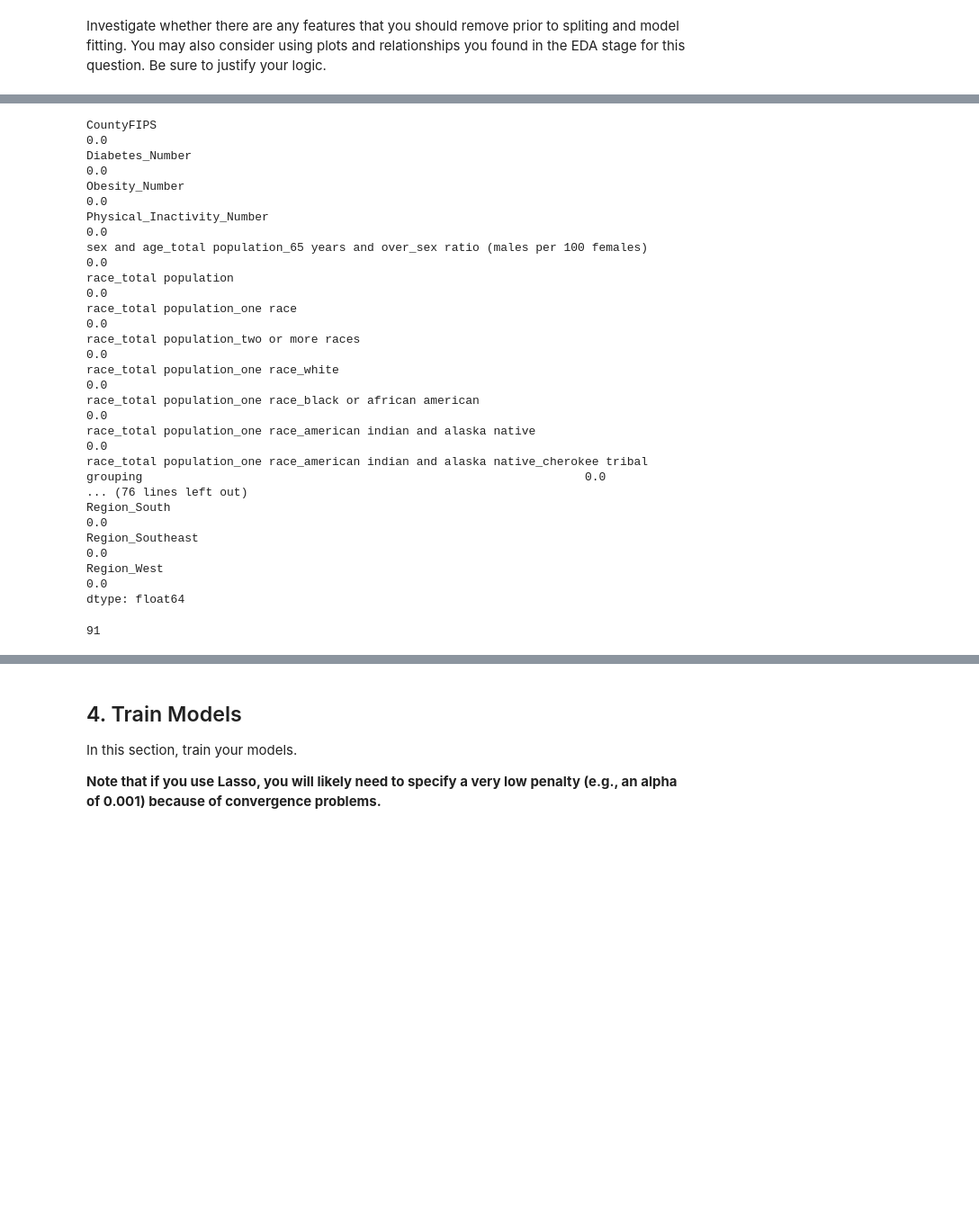
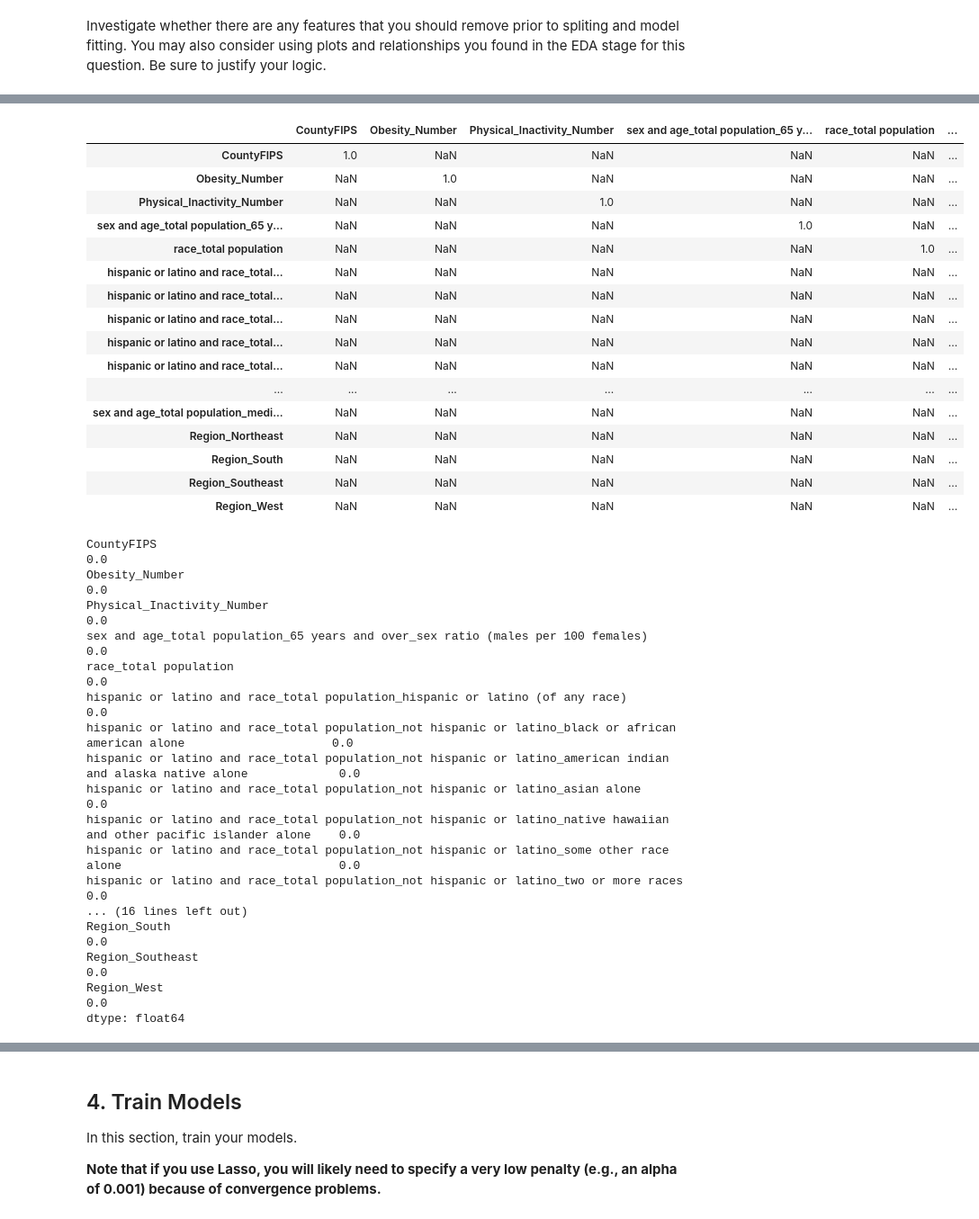
Before and after one commit to nereidagra/Computational-Social-Science-Projects, a Jupyter notebook: Project 2/Project 2 Nereida Heller.ipynb, the cells around one changed output, grey strips where cells are left out. Shown at 90% size. Cells and saved outputs as stored; diff of their text form; code cells hidden in the pictures; blank space fills up the shorter version.

```diff
--- a/Project 2/Project 2 Nereida Heller.ipynb
+++ b/Project 2/Project 2 Nereida Heller.ipynb
@@ -736,0 +759,3 @@ Investigate whether there are any features that you should remove prior to split
+# %%
+#Now we have complete sets for race and age. dropping white and under 5 as reference categories
+X =  X.drop(['hispanic or latino and race_total population_not hispanic or latino_white alone','sex and age_total population_under 5 years'], axis= 1)
@@ -736,0 +782,35 @@ Investigate whether there are any features that you should remove prior to split
+# %%
+#checking for correlation among remaining variables
+cm = X.corr()
+
+# Threshold
+max = 0.75
+
+# Identify pairs of columns with correlation above the threshold
+hc = cm[(cm > max)]
+
+highcor_df = pd.DataFrame(hc)
+# print(highcor_df)
+
+#(exporting for legibility)
+hc.to_csv("diabetes_highcor.csv", index=True)
+
+hc
+# %% [output]
+|  | CountyFIPS | Obesity_Number | Physical_Inactivity_Number | sex and age_total population_65 y... | race_total population | ... |
+| CountyFIPS | 1.0 | NaN | NaN | NaN | NaN | ... |
+| Obesity_Number | NaN | 1.0 | NaN | NaN | NaN | ... |
+| Physical_Inactivity_Number | NaN | NaN | 1.0 | NaN | NaN | ... |
+| sex and age_total population_65 y... | NaN | NaN | NaN | 1.0 | NaN | ... |
+| race_total population | NaN | NaN | NaN | NaN | 1.0 | ... |
+| hispanic or latino and race_total... | NaN | NaN | NaN | NaN | NaN | ... |
+| hispanic or latino and race_total... | NaN | NaN | NaN | NaN | NaN | ... |
+| hispanic or latino and race_total... | NaN | NaN | NaN | NaN | NaN | ... |
+| hispanic or latino and race_total... | NaN | NaN | NaN | NaN | NaN | ... |
+| hispanic or latino and race_total... | NaN | NaN | NaN | NaN | NaN | ... |
+| ... | ... | ... | ... | ... | ... | ... |
+| sex and age_total population_medi... | NaN | NaN | NaN | NaN | NaN | ... |
+| Region_Northeast | NaN | NaN | NaN | NaN | NaN | ... |
+| Region_South | NaN | NaN | NaN | NaN | NaN | ... |
+| Region_Southeast | NaN | NaN | NaN | NaN | NaN | ... |
+| Region_West | NaN | NaN | NaN | NaN | NaN | ... |
@@ -737,26 +823,22 @@ Investigate whether there are any features that you should remove prior to split
 # %%
 #2 There don't appear to be many missing values.
-missing_values = diabetes_clean.isnull().sum() / len(diabetes_clean)
+missing_values = X.isnull().sum() / len(X)
 print(missing_values)
 # %% [output]
-CountyFIPS                                                                                                                                              0.0
-Diabetes_Number                                                                                                                                         0.0
-Obesity_Number                                                                                                                                          0.0
-Physical_Inactivity_Number                                                                                                                              0.0
-sex and age_total population_65 years and over_sex ratio (males per 100 females)                                                                        0.0
-race_total population                                                                                                                                   0.0
-race_total population_one race                                                                                                                          0.0
-race_total population_two or more races                                                                                                                 0.0
-race_total population_one race_white                                                                                                                    0.0
-race_total population_one race_black or african american                                                                                                0.0
-race_total population_one race_american indian and alaska native                                                                                        0.0
-race_total population_one race_american indian and alaska native_cherokee tribal grouping                                                               0.0
-... (76 lines left out)
-Region_South                                                                                                                                            0.0
-Region_Southeast                                                                                                                                        0.0
-Region_West                                                                                                                                             0.0
+CountyFIPS                                                                                                              0.0
+Obesity_Number                                                                                                          0.0
+Physical_Inactivity_Number                                                                                              0.0
+sex and age_total population_65 years and over_sex ratio (males per 100 females)                                        0.0
+race_total population                                                                                                   0.0
+hispanic or latino and race_total population_hispanic or latino (of any race)                                           0.0
+hispanic or latino and race_total population_not hispanic or latino_black or african american alone                     0.0
+hispanic or latino and race_total population_not hispanic or latino_american indian and alaska native alone             0.0
+hispanic or latino and race_total population_not hispanic or latino_asian alone                                         0.0
+hispanic or latino and race_total population_not hispanic or latino_native hawaiian and other pacific islander alone    0.0
+hispanic or latino and race_total population_not hispanic or latino_some other race alone                               0.0
+hispanic or latino and race_total population_not hispanic or latino_two or more races                                   0.0
+... (16 lines left out)
+Region_South                                                                                                            0.0
+Region_Southeast                                                                                                        0.0
+Region_West                                                                                                             0.0
 dtype: float64
-# %%
-print(len(diabetes_clean.columns))
-# %% [output]
-91
```
Also changed, not shown: parts of 28 cells of this notebook, 3 other files.
